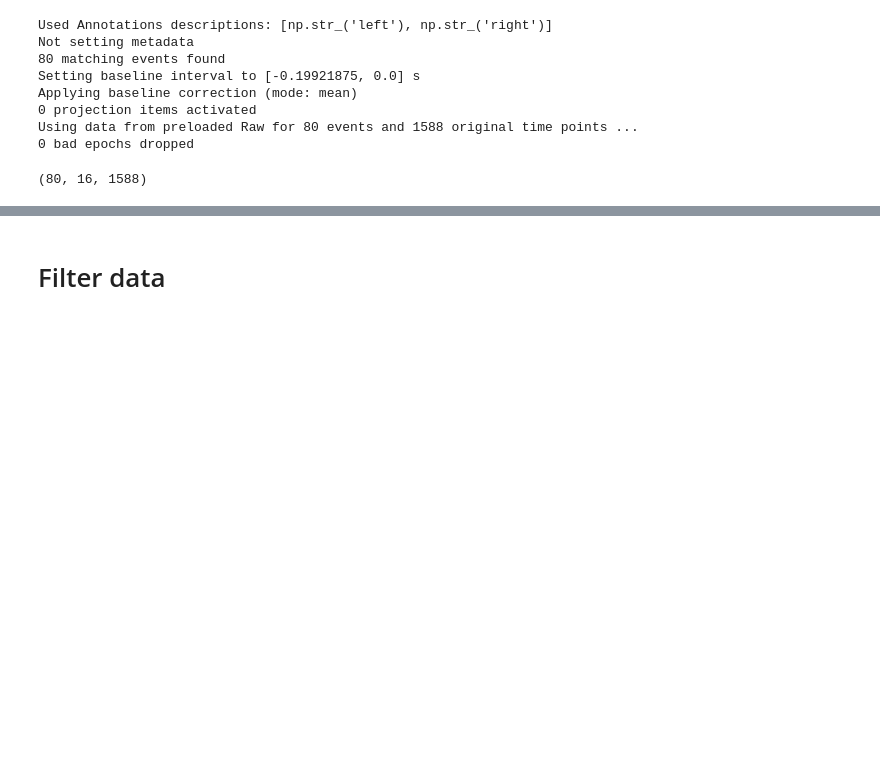
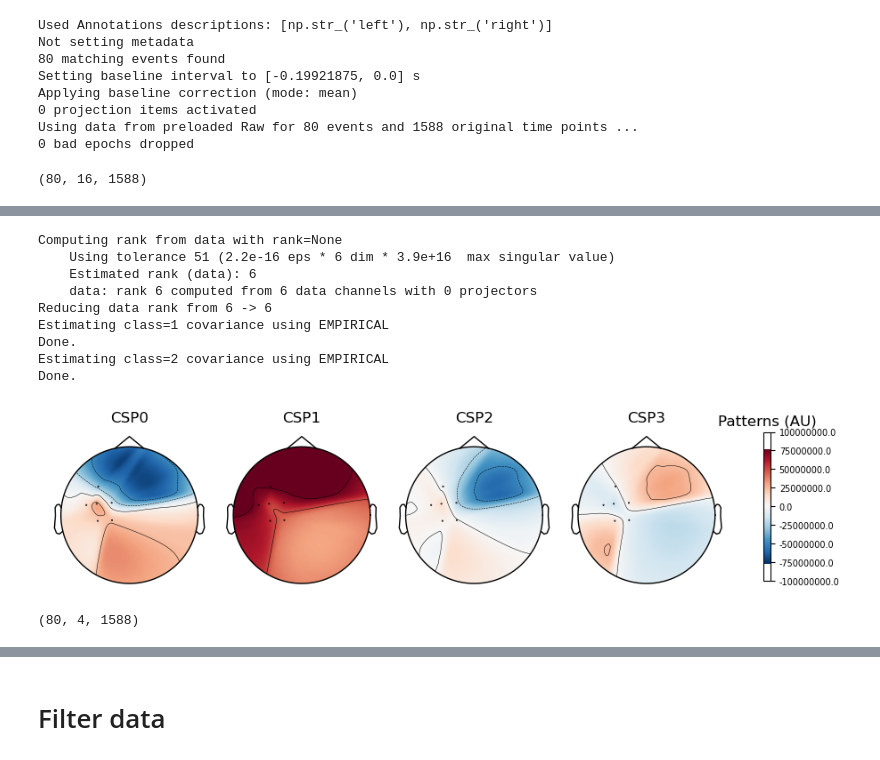
Before and after one commit to victor-cali/stroke-rehab-data-analysis, a Jupyter notebook: notebooks/0.0-exploratory-data-analysis.ipynb, the cells around one changed output, grey strips where cells are left out. Drawn from its saved outputs; the diff is of its cells as text; code cells hidden in the pictures; blank space fills up the shorter version.

```diff
--- a/notebooks/0.0-exploratory-data-analysis.ipynb
+++ b/notebooks/0.0-exploratory-data-analysis.ipynb
@@ -89,0 +110,24 @@ epochs.get_data().shape
+# %%
+from mne.decoding import CSP
+csp = CSP(n_components=4, transform_into='csp_space')
+labels = epochs.events[:, 2]
+left_ch_epochs = epochs.copy().pick(('FC3', 'C5', 'C3', 'C1', 'CP3', 'CP1'))
+X_csp_left = csp.fit_transform(left_ch_epochs.get_data(), labels)
+plt.close('all')
+fig = csp.plot_patterns(left_ch_epochs.info, ch_type="eeg", units="Patterns (AU)", size=1.5)
+plt.show(fig)
+# %% [output]
+Computing rank from data with rank=None
+    Using tolerance 51 (2.2e-16 eps * 6 dim * 3.9e+16  max singular value)
+    Estimated rank (data): 6
+    data: rank 6 computed from 6 data channels with 0 projectors
+Reducing data rank from 6 -> 6
+Estimating class=1 covariance using EMPIRICAL
+Done.
+Estimating class=2 covariance using EMPIRICAL
+Done.
+[figure, added]
+# %%
+X_csp.shape
+# %% [output]
+(80, 4, 1588)
```
Also changed, not shown: parts of 24 cells of this notebook, 6 other files.
